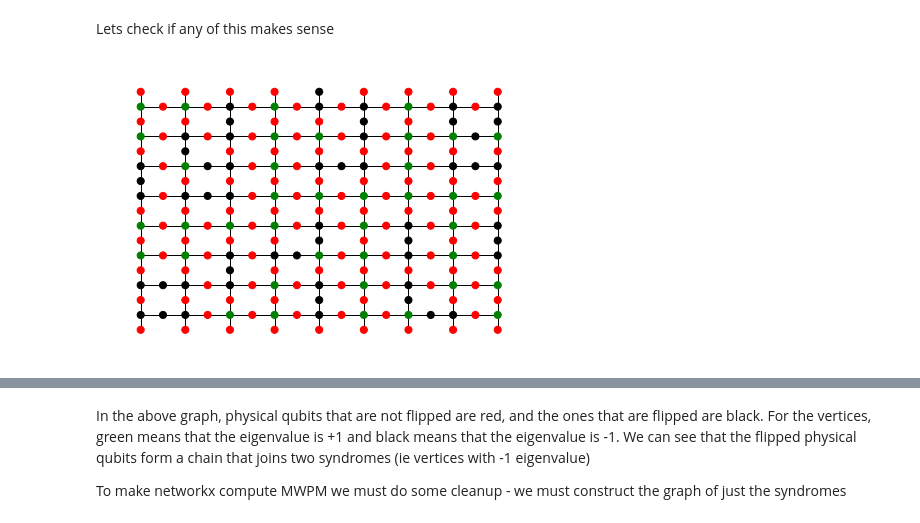
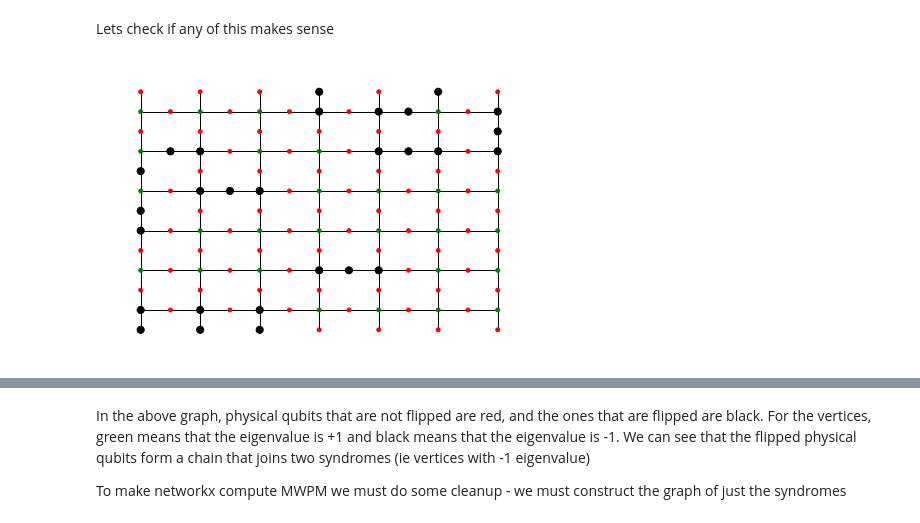
Before and after one commit to Acceleraizer/PHY160fp-topoQEC, a Jupyter notebook: surface.ipynb, the cells around one changed output, grey strips where cells are left out. Drawn from its saved outputs; the diff is of its cells as text; code cells hidden in the pictures.

```diff
--- a/surface.ipynb
+++ b/surface.ipynb
@@ -8,7 +8,7 @@ import itertools
 import numpy as np
 from numpy.random import uniform
 # %%
-l = 9
+l = 7
 w = 2*l-1
 lattice = nx.Graph()
 lattice.add_nodes_from([(n, m) for n in range(w) for m in range(w) if not (n%2 == 0 and m%2 == 1)])
@@ -17,29 +17,6 @@ vertex_edges = [((2*n+1, m), (2*n+1, (m+1)%w)) for n in range(l-1) for m in rang
                          [((n, 2*m), ((n+1)%w, 2*m)) for n in range(2*l-2) for m in range(l)]
 lattice.add_edges_from(vertex_edges)
 
-# inter-qubit edges only
-# inter_qubit_edges = []
-# for ns in range(0, 2*w, 2):
-#     i = min(ns, w-1)
-#     j = ns-i
-#     while j < w-1 and i > 0:
-#         inter_qubit_edges.append(((i,j),(i-1,j+1)))
-#         i -= 1
-#         j += 1
-# for df in range(-2*(l-1), 2*l, 2):
-#     i = max(0, df)
-#     j = i-df
-#     while j < w-1 and i < w-1:
-#         inter_qubit_edges.append(((i,j), (i+1, j+1)))
-#         i += 1
-#         j += 1
-# lattice.add_edges_from(inter_qubit_edges)
-
-# Nodes/edges to check for loops
-# x_terminals = [(1, -1), (1, 2*l)]
-# lattice.add_nodes_from(x_terminals)
-# x_terminal_edges = [(x_terminals[0], (2*n,1)) for n in range(l)] + [((2*n, 2*l-1), x_terminals[1]) for n in range(l)]
-# lattice.add_edges_from(x_terminal_edges)
 terminals = [(-1,1), (w, 1)]
 lattice.add_nodes_from(terminals)
 terminal_edges = [(terminals[0], (0, 2*n), {"weight" : 1}) for n in range(l)] + [(terminals[1], (w-1, 2*n), {"weight" : 1}) for n in range(l)]
@@ -80,15 +57,8 @@ shortest_paths = dict(nx.shortest_path(lattice_vis))
 shortest_paths_length = dict(nx.shortest_path_length(lattice, weight='weight'))
 
 boundaries = [(q[0]+0.5, q[1]+1) for q in vertex_coordinates.keys()]
-# syndrome_edges = [(p1, p2, {'weight': len(shortest_paths[p1][p2])-1}) for i,p1 in enumerate(vertex_coordinates.keys()) for j,p2 in enumerate(vertex_coordinates.keys()) if i>j]
 boundary_edges = [(s, b, {"weight" : min(shortest_paths_length[s][terminals[0]], shortest_paths_length[s][terminals[1]])}) for s,b in zip(vertex_coordinates.keys(), boundaries)]
 tunnel_edges = [(boundaries[i], boundaries[j], {"weight" : 0}) for j in range(len(boundaries)) for i in range(j)]
 
-# lattice.add_nodes_from(boundaries)
-# lattice.add_edges_from(boundary_edges+tunnel_edges)
 pos = {(x,y):(y,x) for x,y in lattice.nodes()}
-nx.draw(lattice, pos=pos, node_size=10)
-
-# shortest_paths = dict(nx.all_pairs_shortest_path(lattice))
-# lattice.add_edges_from(syndrome_edges)
-pos = {(x,y):(y,x) for x,y in lattice.nodes()}
+# nx.draw(lattice, pos=pos, node_size=10)
@@ -125,19 +89,20 @@ def calculate_stabilizer_eigenvalues(w, qubits_flipped, vertex_coordinates):
 # %%
-prob = 0.15 # Error rate for physical qubit
+prob = 0.10 # Error rate for physical qubit
 
 # Let's store two arrays for each offset grid of qubits
 qubits_flipped = {qc: (0 if uniform()>prob else 1) for qc in qubit_coordinates}
 
 # calculate stabilizer eigenvalues
 calculate_stabilizer_eigenvalues(w, qubits_flipped, vertex_coordinates)
-# print(vertex_coordinates)
 # %% [markdown]
 Lets check if any of this makes sense
 # %%
 colour_qubits = ['red' if qubits_flipped[q] == 0 else 'black' for q in lattice_qubits]
 colour_vertices = ['green' if vertex_coordinates[q] == 1 else 'black' for q in lattice_vertex]
+size_qubits = [ 15 if qubits_flipped[q] == 0 else 50 for q in lattice_qubits]
+size_vertices = [ 15 if vertex_coordinates[q] == 1 else 50 for q in lattice_vertex]
 nx.draw(lattice_vis, pos=pos, edgelist=vertex_edges, node_size = 1)
-nx.draw_networkx_nodes(lattice_qubits, pos=pos, node_color=colour_qubits, node_size=50)
-nx.draw_networkx_nodes(lattice_vertex, pos=pos, node_color=colour_vertices, node_size=50);
+nx.draw_networkx_nodes(lattice_qubits, pos=pos, node_color=colour_qubits, node_size=size_qubits)
+nx.draw_networkx_nodes(lattice_vertex, pos=pos, node_color=colour_vertices, node_size=size_vertices);
 # %% [output]
-[figure, old version]
+[figure, new version]
```
Also changed, not shown: parts of 11 cells of this notebook.
